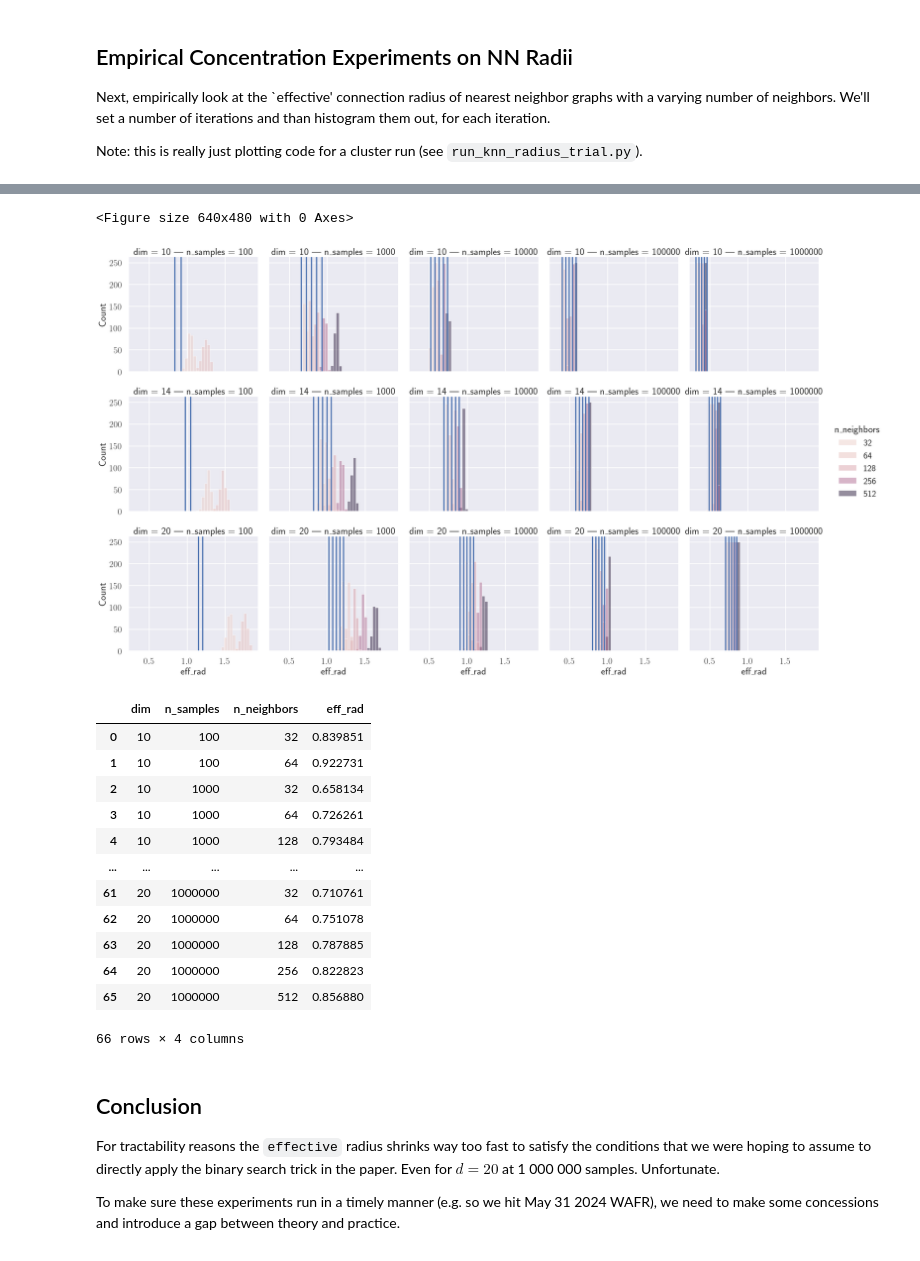
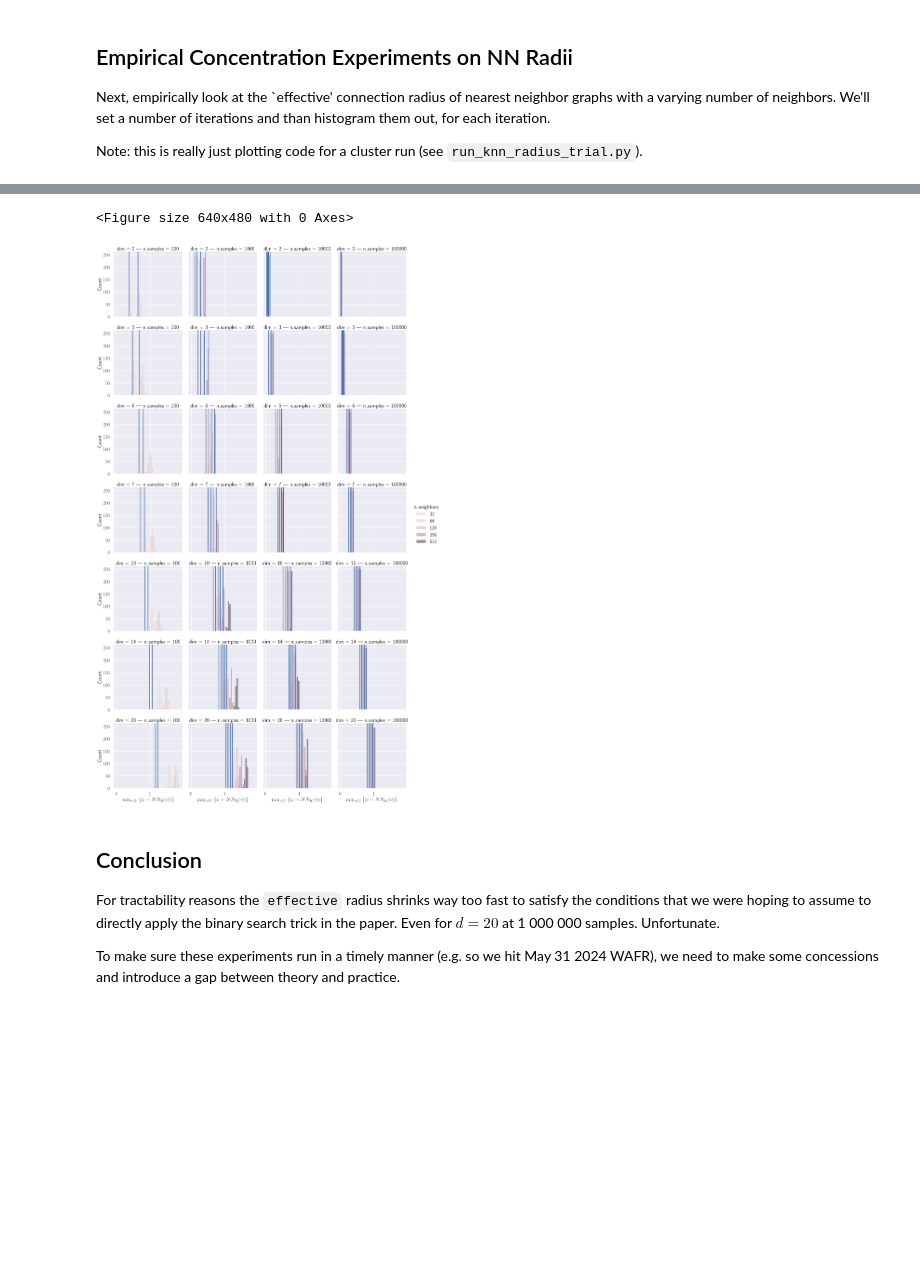
Before and after one commit to robustrobotics/nonasymptotic-mp, a Jupyter notebook: notebooks/designing_tractable_experiments.ipynb, the cells around one changed output, grey strips where cells are left out. Drawn from its saved outputs; the diff is of its cells as text; code cells hidden in the pictures; blank space fills up the shorter version.

```diff
--- a/notebooks/designing_tractable_experiments.ipynb
+++ b/notebooks/designing_tractable_experiments.ipynb
@@ -333,40 +309,52 @@ plt.show()
 # %%
+exp_name_1 = 'knn_low_dim_run1_20240501-014835'
+empirical_df_1 = _exp_name_to_df(exp_name_1)
+bound_rads_df_1 = _exp_name_to_radius_df(exp_name_1, _p=0.99)
 
-exp_name = "knn_high_dim_run0_20240506-202400"
-bound_rads_df = _exp_name_to_radius_df(exp_name, _p=0.95)
-big_out_df = _exp_name_to_df(exp_name)
-# big_out_df = big_out_df[big_out_df['n_samples'] > 1000]
+exp_name_2 = "knn_high_dim_run0_20240506-202400"
+empirical_df_2 = _exp_name_to_df(exp_name_2)
+bound_rads_df_2 = _exp_name_to_radius_df(exp_name_2, _p=0.99)
+
+big_empirical_df = pd.concat([empirical_df_1, empirical_df_2], axis=0)
+big_empirical_df = big_empirical_df[big_empirical_df['n_samples'] <= 100000]
+big_bound_rads_df = pd.concat([bound_rads_df_1, bound_rads_df_2], axis=0)
+
 plt.figure()
 sns.set_theme(style="darkgrid", context='poster')
 sns.color_palette('colorblind')
 g = sns.displot(
-    big_out_df, x="eff_rad", row="dim", col="n_samples", hue='n_neighbors'
+    big_empirical_df, x="eff_rad", row="dim", col="n_samples", hue='n_neighbors',
 )
-for _, _rec in bound_rads_df.iterrows():
+# couldn't get the refline to work, so doing a hacky thing, should be handled by displot
+for _, _rec in big_bound_rads_df.iterrows():
     try:
         g.axes_dict[(_rec['dim'].astype(int), _rec['n_samples'].astype(int))].axvline(_rec['eff_rad'])
     except KeyError:
         continue
+
+for bot_axs in g.axes[-1]:
+    bot_axs.set_xlabel('$\min_{v \in V} ||v - NN_K(v)||$')
 plt.show()
+
+
+# bound_rads_df = _exp_name_to_radius_df(exp_name, _p=0.95)
+# big_out_df = _exp_name_to_df(exp_name)
+# big_out_df = big_out_df[big_out_df['n_samples'] < 1000000]
+# plt.figure()
+# sns.set_theme(style="darkgrid", context='poster')
+# sns.color_palette('colorblind')
+# g = sns.displot(
+#     big_out_df, x="eff_rad", row="dim", col="n_samples", hue='n_neighbors'
+# )
+# for _, _rec in bound_rads_df.iterrows():
+#     try:
+#         g.axes_dict[(_rec['dim'].astype(int), _rec['n_samples'].astype(int))].axvline(_rec['eff_rad'])
+#     except KeyError:
+#         continue
+# plt.show()
 # %% [output]
 <Figure size 640x480 with 0 Axes>
-[figure, old version]
+[figure, new version]
-# %%
-bound_rads_df
-# %% [output]
-|  | dim | n_samples | n_neighbors | eff_rad |
-| 0 | 10 | 100 | 32 | 0.839851 |
-| 1 | 10 | 100 | 64 | 0.922731 |
-| 2 | 10 | 1000 | 32 | 0.658134 |
-| 3 | 10 | 1000 | 64 | 0.726261 |
-| 4 | 10 | 1000 | 128 | 0.793484 |
-| ... | ... | ... | ... | ... |
-| 61 | 20 | 1000000 | 32 | 0.710761 |
-| 62 | 20 | 1000000 | 64 | 0.751078 |
-| 63 | 20 | 1000000 | 128 | 0.787885 |
-| 64 | 20 | 1000000 | 256 | 0.822823 |
-| 65 | 20 | 1000000 | 512 | 0.856880 |
-66 rows × 4 columns
 # %% [markdown]
 ## Conclusion
 
```
Also changed, not shown: parts of 1 cell of this notebook, 1 other file.
